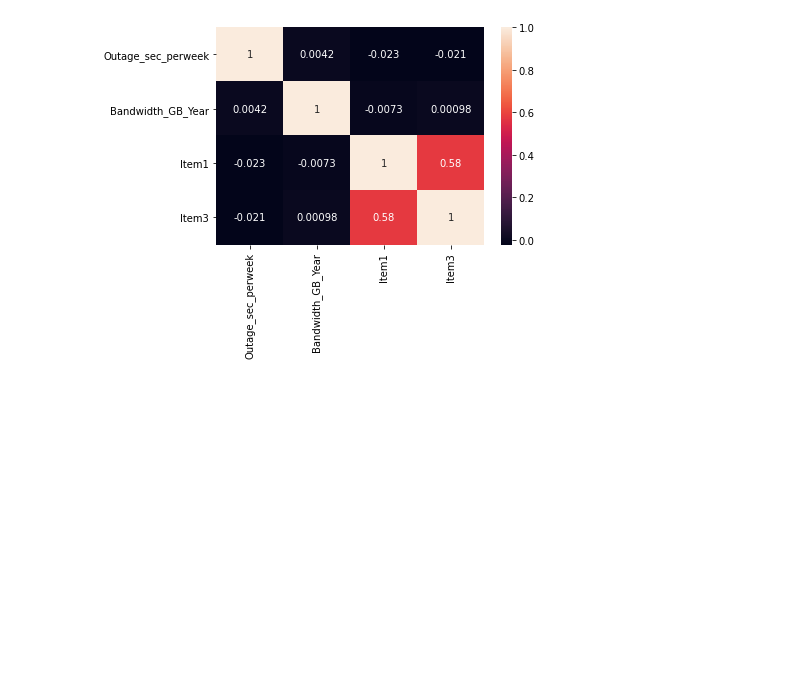
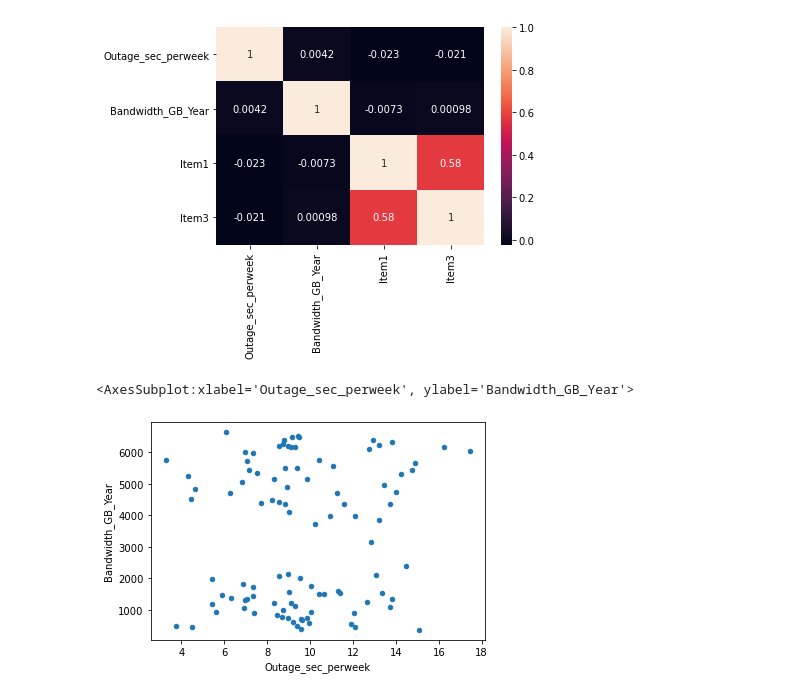
Before and after one commit to michaelle93/D207PA, a Jupyter notebook: D207PA.ipynb, the cells around one changed output. Drawn from its saved outputs; the diff is of its cells as text; code cells hidden in the pictures; blank space fills up the shorter version.

```diff
--- a/D207PA.ipynb
+++ b/D207PA.ipynb
@@ -155,0 +154,6 @@ sns.boxplot(x='Outage_sec_perweek', y='')
+# %%
+churn_bivariate[churn_bivariate['Outage_sec_perweek'] < 22].sample(100).plot.scatter(x='Outage_sec_perweek',
+                                                                                     y='Bandwidth_GB_Year')
+# %% [output]
+<AxesSubplot:xlabel='Outage_sec_perweek', ylabel='Bandwidth_GB_Year'>
+[figure, added]
```
Also changed, not shown: parts of 1 cell of this notebook.
